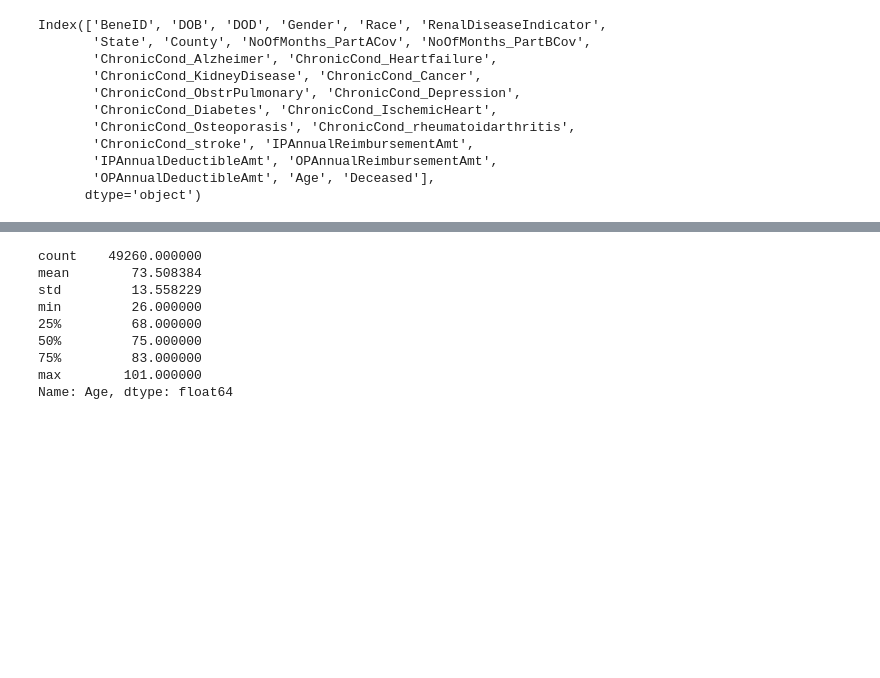
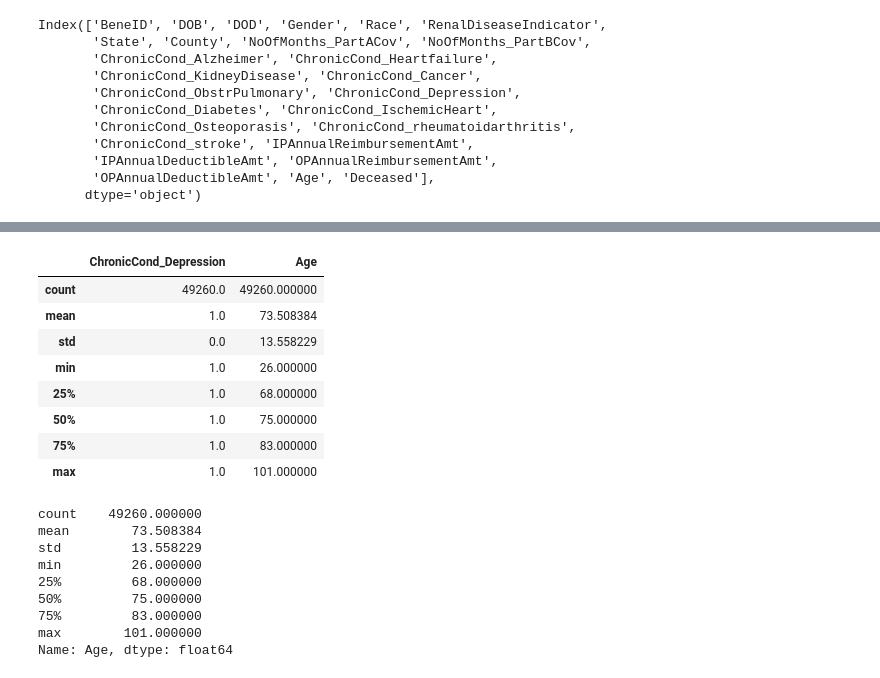
Before and after one commit to whohuhwhat/HC_Prov_Fraud, a Jupyter notebook: Train and Beneficiary.ipynb, the cells around one changed output, grey strips where cells are left out. Drawn from its saved outputs; the diff is of its cells as text; code cells hidden in the pictures; blank space fills up the shorter version.

```diff
--- a/Train and Beneficiary.ipynb
+++ b/Train and Beneficiary.ipynb
@@ -501,3 +506,15 @@ KeyError: ('ChronicCond_Depression', 'Age')
+# %%
+dep[['ChronicCond_Depression', 'Age']].describe()
+# %% [output]
+|  | ChronicCond_Depression | Age |
+| count | 49260.0 | 49260.000000 |
+| mean | 1.0 | 73.508384 |
+| std | 0.0 | 13.558229 |
+| min | 1.0 | 26.000000 |
+| 25% | 1.0 | 68.000000 |
+| 50% | 1.0 | 75.000000 |
+| 75% | 1.0 | 83.000000 |
+| max | 1.0 | 101.000000 |
 # %%
 dep.Age.describe()
 # %% [output]
```
Also changed, not shown: parts of 4 cells of this notebook, 1 other file.
